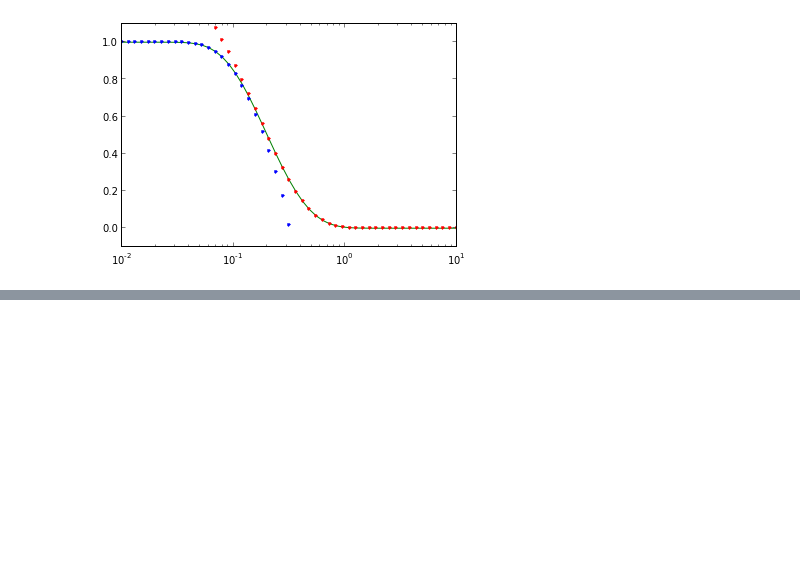
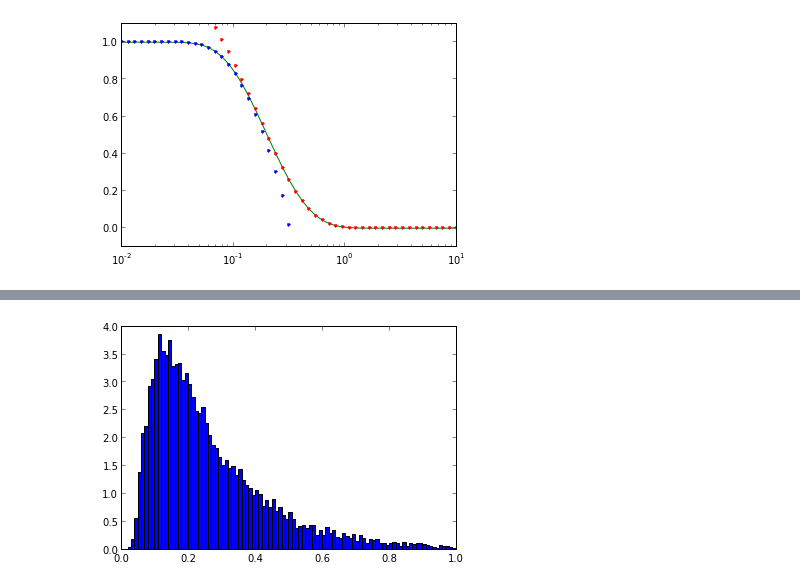
Before and after one commit to AndrewWalker/ipython-notebooks, a Jupyter notebook: disk_diffusion.ipynb, the cells around one changed output, grey strips where cells are left out. Saved outputs shown, nothing was run; the diff lists cells and outputs as text; code cells hidden in the pictures; blank space fills up the shorter version.

```diff
--- a/disk_diffusion.ipynb
+++ b/disk_diffusion.ipynb
@@ -49,0 +104,26 @@ plt.gca().set_ylim(-0.1, 1.1)
+# %%
+import numpy
+import numpy.random
+
+def monte_carlo_disk(n, dt, L=1.0):
+    xs = numpy.zeros((n, 2))
+    D  = 1.0
+    ts = []
+    time = 0.0
+    while xs.shape[0] > 0:
+        time += dt
+        sigma = numpy.sqrt(2 * D * dt)
+        dx = sigma * numpy.random.normal(0.0, 1.0, size= xs.shape)
+        xs += dx
+        Ls = numpy.sqrt(numpy.sum(xs**2, axis = 1))
+        absorbed = numpy.where(Ls >= L)[0]
+        retain   = numpy.where(Ls < L)[0]
+        if absorbed.shape[0] != 0:
+            xs = xs[retain,:]
+            ts.append([time]*absorbed.shape[0])
+    return numpy.hstack(ts)
+
+times = monte_carlo_disk(10000, 0.001)
+plt.hist(times, bins = numpy.linspace(0.0, 1.0, 101), normed=True);
+# %% [output]
+[figure, added]
```
Also changed, not shown: parts of 4 cells of this notebook.
